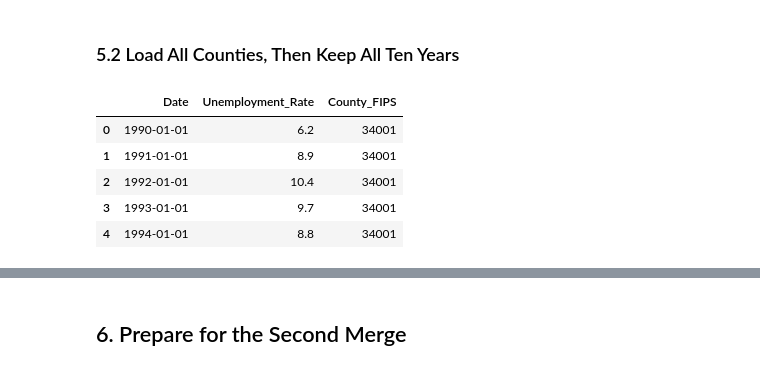
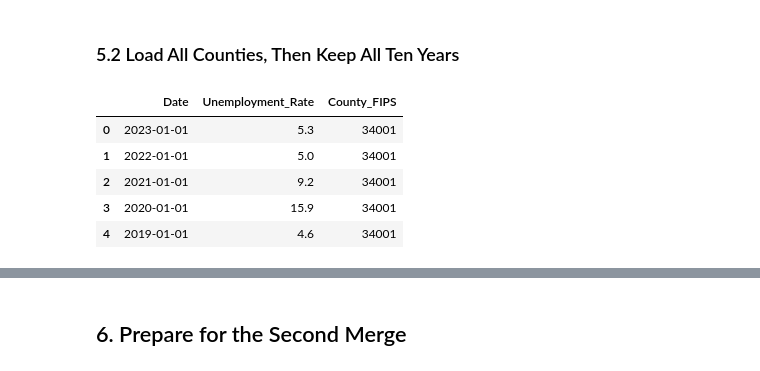
Before and after one commit to YathinKandakatla/DataManagement, a Jupyter notebook: PS3.ipynb, the cells around one changed output, grey strips where cells are left out. Drawn from its saved outputs; the diff is of its cells as text; code cells hidden in the pictures.

```diff
--- a/PS3.ipynb
+++ b/PS3.ipynb
@@ -512,26 +586,27 @@ county_codes = ["34001", "34003", "34005", "34007", "34009", "34011", "34013",
                 "34029", "34031", "34033", "34035", "34037", "34039", "34041"]
 # %% [markdown]
 ### 5.2 Load All Counties, Then Keep All Ten Years
-# %%
-unemployment_frames = []
-unemployment_links = []
-for county_code in county_codes:
-    url = "https://fred.stlouisfed.org/graph/fredgraph.csv?id=LAUCN" + county_code + "0000000003A"
-    download = requests.get(url, timeout=90)
-    download.raise_for_status()
-    data = pd.read_csv(StringIO(download.text))
-    data.columns = ["Date", "Unemployment_Rate"]
-    data["County_FIPS"] = county_code
-    unemployment_frames.append(data)
-    unemployment_links.append(url)
-
-unemployment_raw = pd.concat(unemployment_frames, ignore_index=True)
-unemployment_raw.head()
-# %% [output]
-|  | Date | Unemployment_Rate | County_FIPS |
-| 0 | 1990-01-01 | 6.2 | 34001 |
-| 1 | 1991-01-01 | 8.9 | 34001 |
-| 2 | 1992-01-01 | 10.4 | 34001 |
-| 3 | 1993-01-01 | 9.7 | 34001 |
-| 4 | 1994-01-01 | 8.8 | 34001 |
+# %%
+# I combine the BLS annual-average records and check that all 210 county-years were returned.
+# M13 is the published annual average, not a monthly observation.
+unemployment_frames = []
+for series in unemployment_response["Results"]["series"]:
+    data = pd.DataFrame(series["data"])
+    data = data.loc[data["period"] == "M13", ["year", "value"]].copy()
+    data.columns = ["Date", "Unemployment_Rate"]
+    data["Date"] = data["Date"] + "-01-01"
+    data["County_FIPS"] = series["seriesID"][5:10]
+    unemployment_frames.append(data)
+
+unemployment_raw = pd.concat(unemployment_frames, ignore_index=True)
+if len(unemployment_raw) != 210:
+    raise ValueError("BLS did not return all 210 annual county-year records. Check the API response.")
+unemployment_raw.head()
+# %% [output]
+|  | Date | Unemployment_Rate | County_FIPS |
+| 0 | 2023-01-01 | 5.3 | 34001 |
+| 1 | 2022-01-01 | 5.0 | 34001 |
+| 2 | 2021-01-01 | 9.2 | 34001 |
+| 3 | 2020-01-01 | 15.9 | 34001 |
+| 4 | 2019-01-01 | 4.6 | 34001 |
 # %%
```
Also changed, not shown: parts of 112 cells of this notebook.
